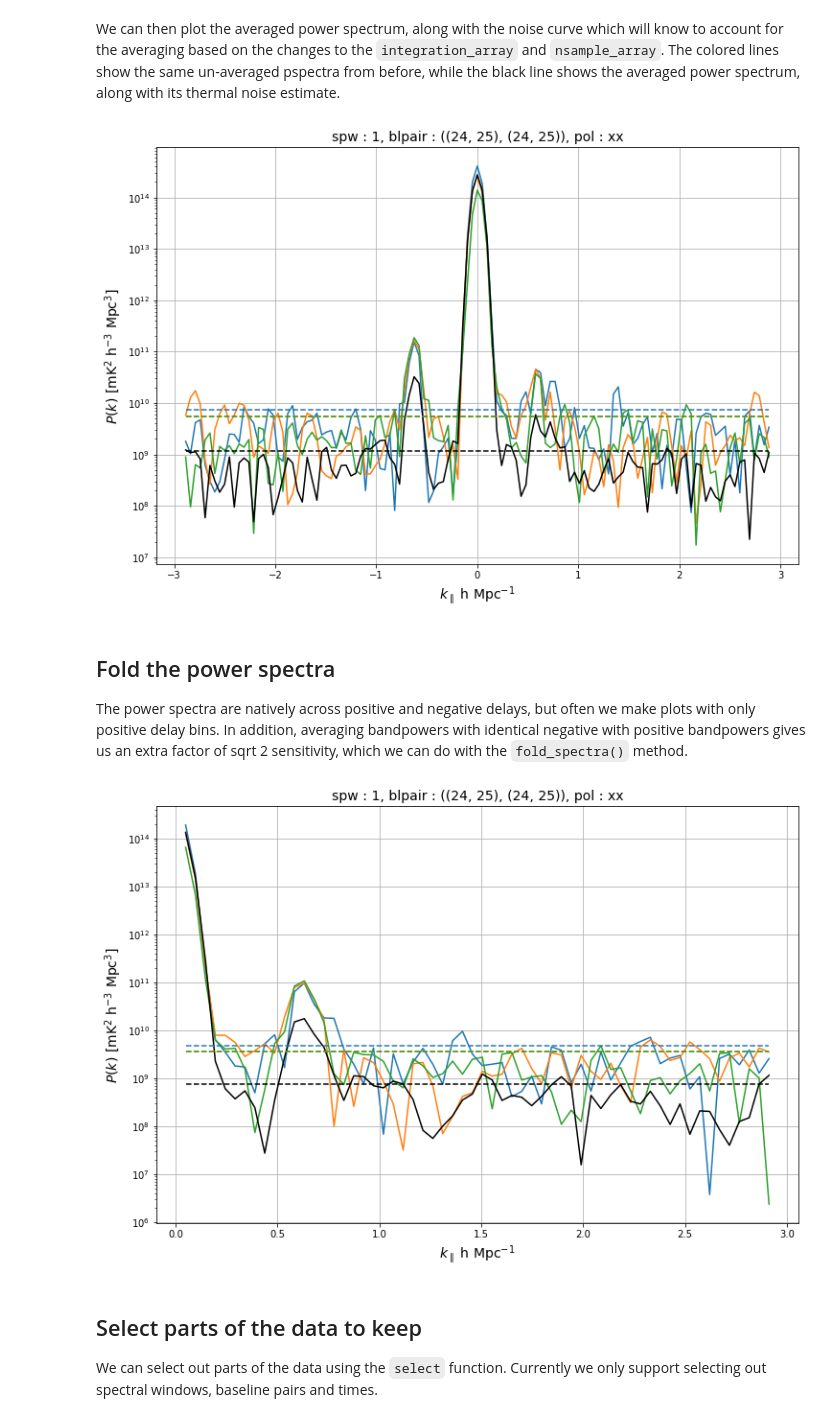
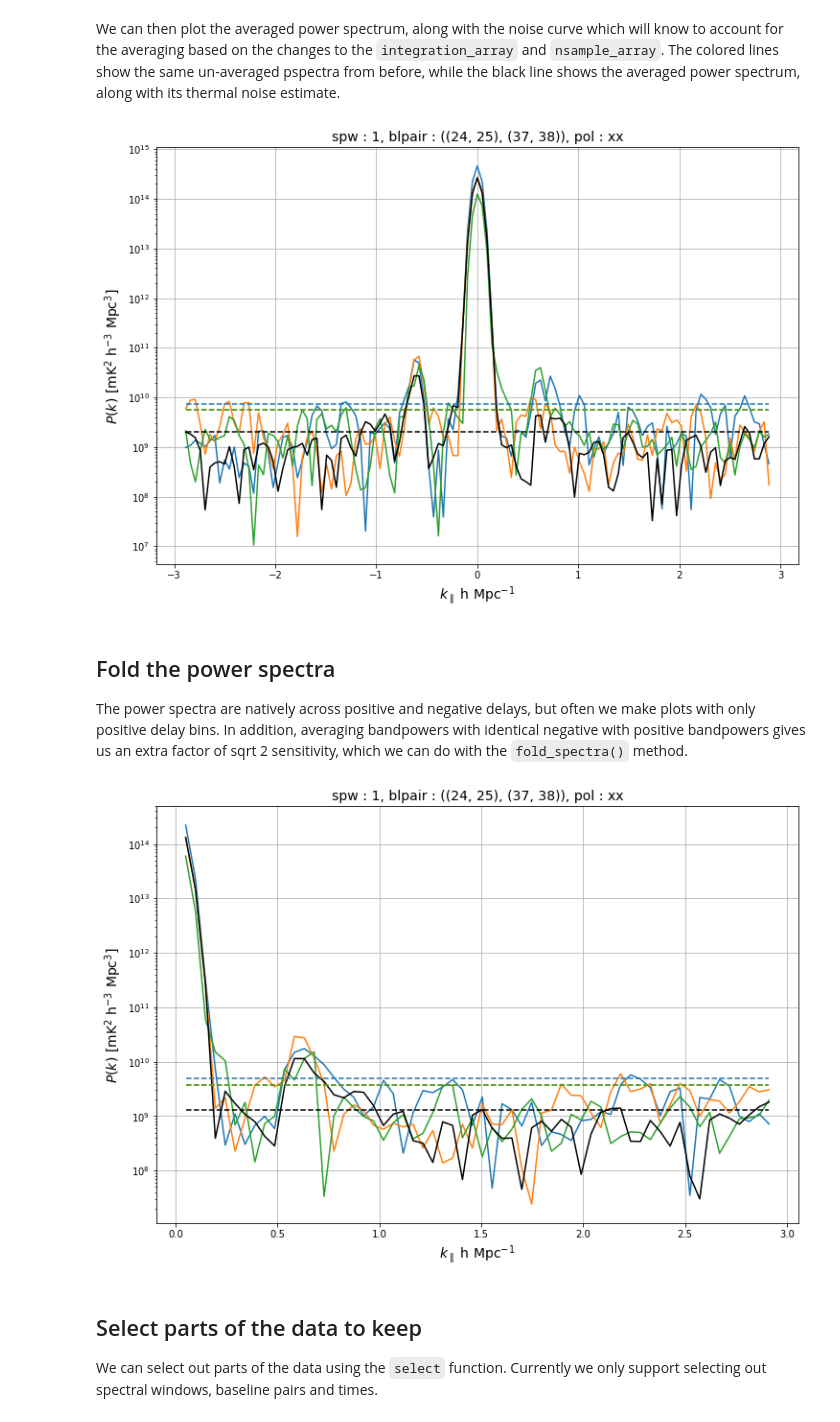
Before and after one commit to HERA-Team/hera_pspec, a Jupyter notebook: examples/PS_estimation_example.ipynb, the cells around one changed output. Drawn from its saved outputs; the diff is of its cells as text; code cells hidden in the pictures.

Commit message:
updated PS_estimation notebook w/ changes to uvpspec and pspecdata

```diff
--- a/examples/PS_estimation_example.ipynb
+++ b/examples/PS_estimation_example.ipynb
@@ -172,0 +191,9 @@ pol: XX
+# %%
+# bls is now a list of tuples
+baselines = [(24,25), (37,38), (38,39)]
+
+# calculate baseline pairs
+baselines1, baselines2, blpairs = hp.pspecdata.construct_blpairs(baselines, exclude_auto_bls=True,
+                                                                 exclude_permutations=True)
+
+print blpairs
@@ -172,0 +202,3 @@ pol: XX
+# %%
+uvp = ds.pspec(baselines1, baselines2, (0, 1), spw_ranges=[(300, 400), (600,721)], input_data_weight='identity', norm='I',
+               taper='blackman-harris', verbose=True)
@@ -198,6 +247,0 @@ If properly normalized, `UVPSpec` will have a `cosmo_params` list that contains
-# %%
-# add the cosmological parameters to uvp
-print uvp.cosmo_params
-
-print '--'*30
-uvp.add_cosmology(uvp.cosmo_params)
@@ -209,0 +253,3 @@ Om_L : 0.6844; Om_b : 0.0491; Om_c : 0.2644; Om_M : 0.3135; Om_k : 0.0021; H0 :
+# %%
+# use these params to create a Cosmo_Conversions object that will be attached to uvp
+uvp.set_cosmology(uvp.cosmo_params)
@@ -289,7 +339,7 @@ We can then plot the averaged power spectrum, along with the noise curve which w
 fig, ax = plt.subplots(figsize=(12,8))
 
 spw = 1
-blp =((24, 25), (24, 25))
+blp =((24, 25), (37, 38))
 key = (spw, blp, 'xx')
 k_perp, k_para = uvp.get_kvecs(spw)
 power = np.abs(np.real(uvp.get_data(key)))
@@ -297,7 +347,7 @@ P_N = uvp.generate_noise_spectra(spw, 'xx', 400)
 P_N = P_N[uvp.antnums_to_blpair(blp)]
 
 spw = 1
-blp =((24, 25), (24, 25))
+blp =((24, 25), (37, 38))
 key = (spw, blp, 'xx')
 avg_power = np.abs(np.real(uvp2.get_data(key)))
 avg_P_N = uvp2.generate_noise_spectra(spw, 'xx', 400)
@@ -315,7 +365,7 @@ ax.set_title("spw : {}, blpair : {}, pol : {}".format(*key), fontsize=14)
 ax.set_prop_cycle(None)
 _ = ax.plot(k_para, P_N.T, ls='--')
 # %% [output]
-[figure, old version]
+[figure, new version]
 # %% [markdown]
 ## Fold the power spectra
 
@@ -327,35 +377,35 @@ uvp2.fold_spectra()
 # %%
 # plot power spectrum of spw 1
 fig, ax = plt.subplots(figsize=(12,8))
 
 spw = 1
-blp =((24, 25), (24, 25))
+blp =((24, 25), (37, 38))
 key = (spw, blp, 'xx')
 k_perp, k_para = uvp.get_kvecs(spw)
 power = np.abs(np.real(uvp.get_data(key)))
 P_N = uvp.generate_noise_spectra(spw, 'xx', 400)
 P_N = P_N[uvp.antnums_to_blpair(blp)]
 
 spw = 1
-blp =((24, 25), (24, 25))
+blp =((24, 25), (37, 38))
 key = (spw, blp, 'xx')
 avg_power = np.abs(np.real(uvp2.get_data(key)))
 avg_P_N = uvp2.generate_noise_spectra(spw, 'xx', 400)
 avg_P_N = avg_P_N[uvp2.antnums_to_blpair(blp)]
 
 _ = ax.plot(k_para, power.T)
 ax.plot(k_para, avg_power.T, color='k')
 ax.plot(k_para, avg_P_N.T, color='k', ls='--')
 ax.set_yscale('log')
 ax.grid()
 ax.set_xlabel(r"$k_\parallel\ \rm h\ Mpc^{-1}$", fontsize=14)
 ax.set_ylabel(r"$P(k)\ \rm [mK^2\ h^{-3}\ Mpc^3]$", fontsize=14)
 ax.set_title("spw : {}, blpair : {}, pol : {}".format(*key), fontsize=14)
 
 ax.set_prop_cycle(None)
 _ = ax.plot(k_para, P_N.T, ls='--')
 # %% [output]
-[figure, old version]
+[figure, new version]
 # %% [markdown]
 ## Select parts of the data to keep
 
```
Also changed, not shown: parts of 29 cells of this notebook.
